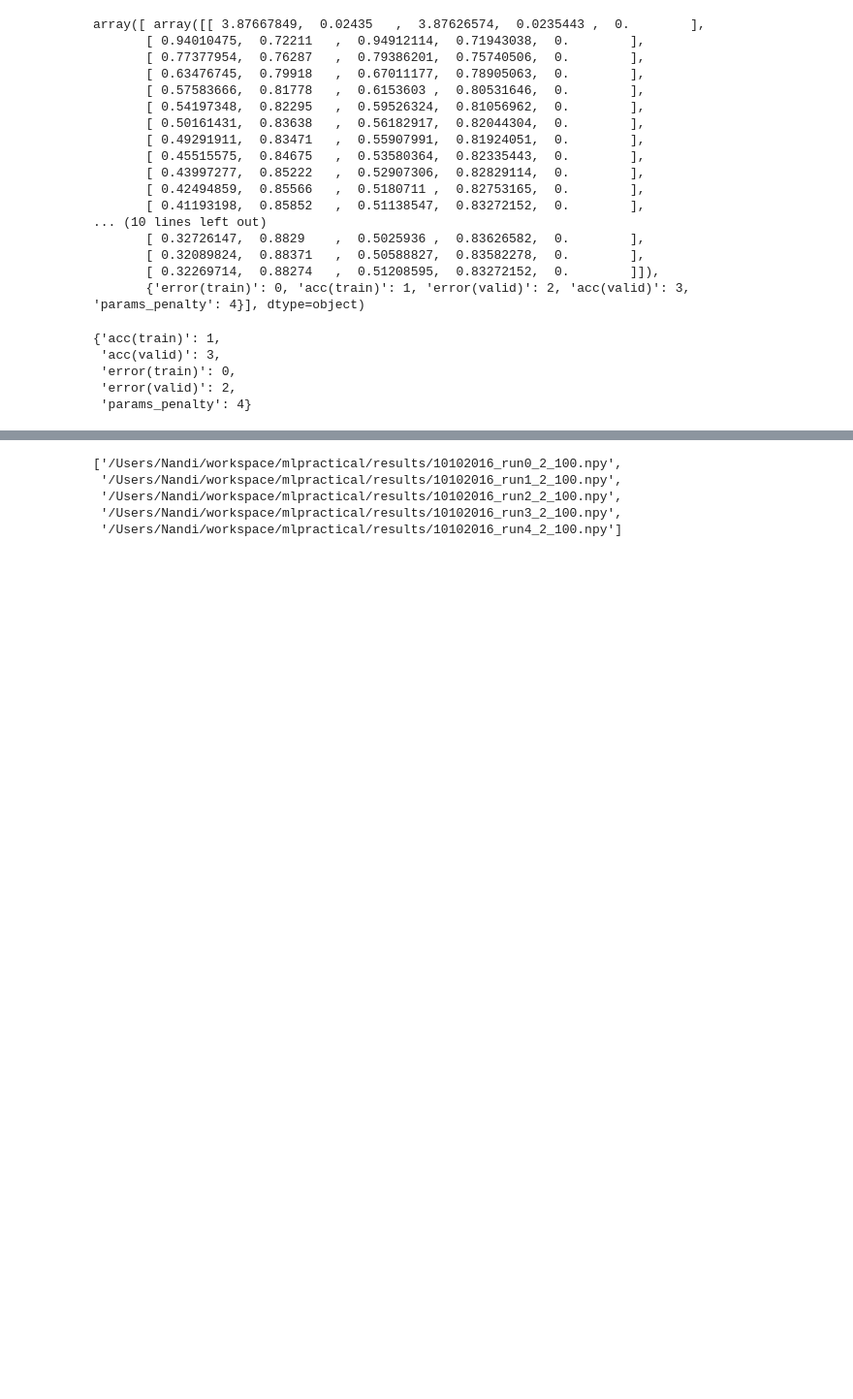
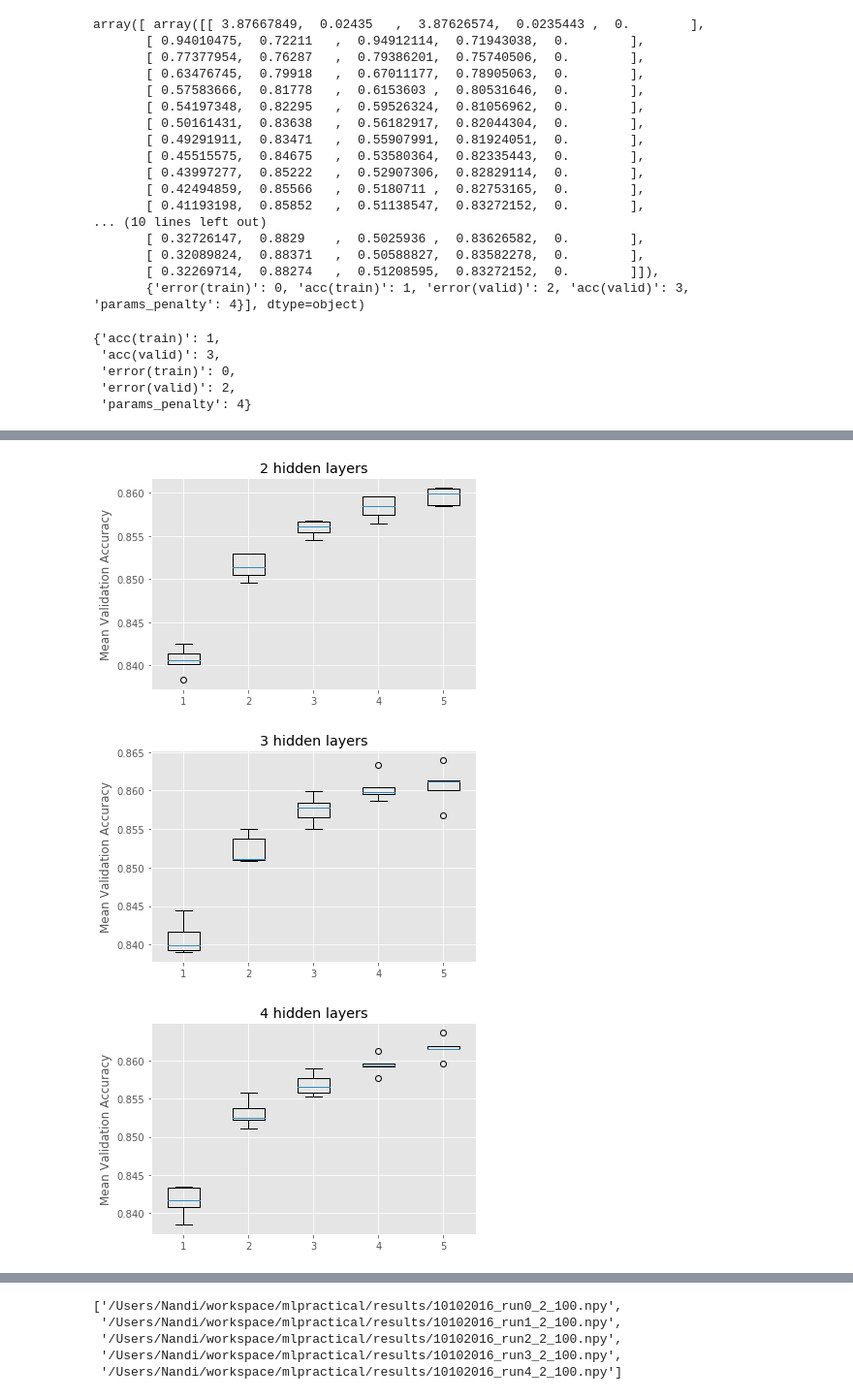
Before and after one commit to nandidodo/mlp, a Jupyter notebook: notebooks/Coursework_2.ipynb, the cells around one changed output, grey strips where cells are left out. Shown at 97% size. Cells and saved outputs as stored; diff of their text form; code cells hidden in the pictures; blank space fills up the shorter version.

```diff
--- a/notebooks/Coursework_2.ipynb
+++ b/notebooks/Coursework_2.ipynb
@@ -248,3 +248,36 @@ for layers in np.arange(2,5):
+# %%
+filepath = '/Users/Nandi/workspace/mlpractical/results/'
+
+target_data = 'acc(valid)'
+hidden_units = [100,200,300,400,500]
+
+for layers in np.arange(2,5):
+    ys_boxplot = []
+    for units in hidden_units:
+        files = glob.glob('{}{}{}{}{}{}{}{}'.format(filepath, '10102016_run', '*', '_', layers, '_', units, '.npy'))
+        ys = []
+        for f in files:
+            file = np.load(f)
+
+            ys.append(np.max(file[0][1:, keys[target_data]]))
+#         print(ys)
+
+        ys = np.array(ys)
+
+        ys_boxplot.append(ys)
+
+    plt.boxplot(ys_boxplot)#, label="{}{}".format(units, ' hidden units'))
+    plt.ylabel('Mean Validation Accuracy')
+    plt.title(str(layers) + ' hidden layers')
+    #plt.savefig('/Users/Nandi/workspace/mlpractical/report/images/2b/' + str(w) + str(l) + '.pdf')
+    plt.show()
+
+
+    #because of early stopping std dev in later epochs not accurate because of fewer runs/samples
+# %% [output]
+[figure, added]
+[figure, added]
+[figure, added]
 # %%
 for units in hidden_units:
     for layers in np.arange(2,5):
```
Also changed, not shown: parts of 8 cells of this notebook, 1 other file.
